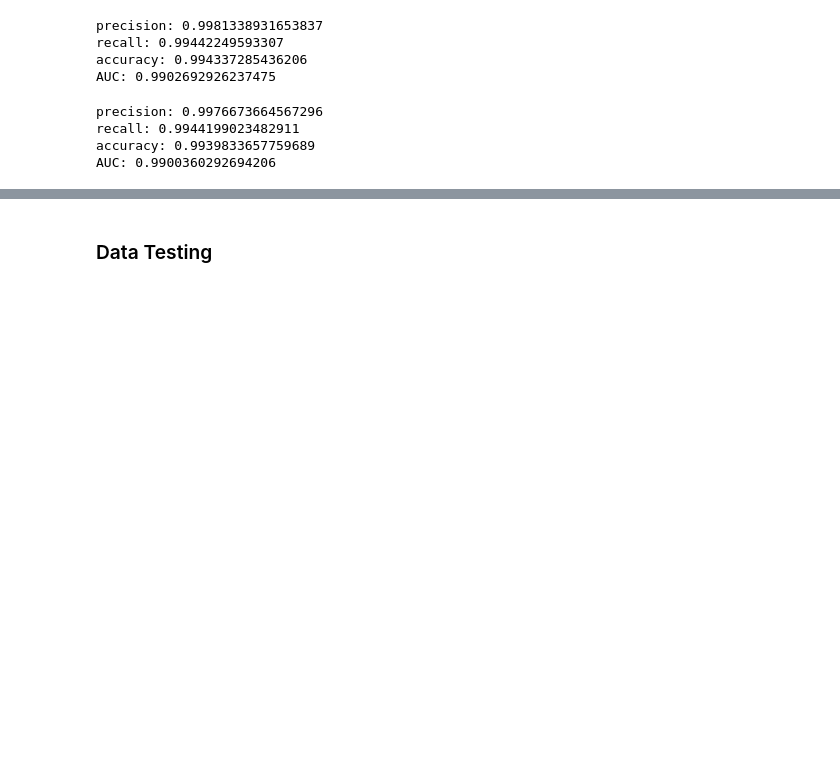
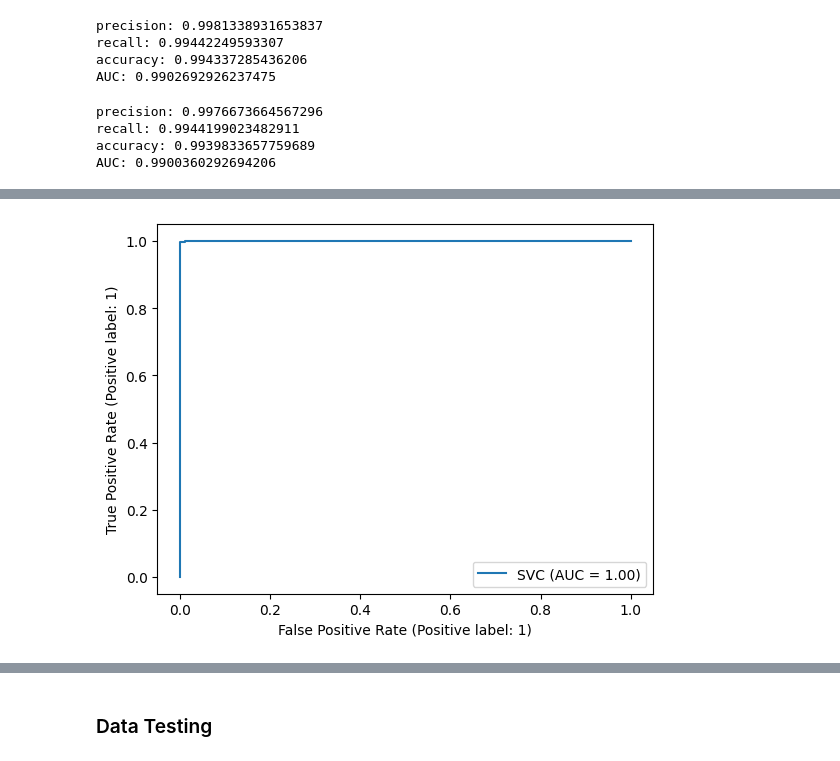
Before and after one commit to RiannDelaCruz/ML_miniproject, a Jupyter notebook: delacruz_dosado_fortaleza.ipynb, the cells around one changed output, grey strips where cells are left out. Drawn from its saved outputs; the diff is of its cells as text; code cells hidden in the pictures; blank space fills up the shorter version.

```diff
--- a/delacruz_dosado_fortaleza.ipynb
+++ b/delacruz_dosado_fortaleza.ipynb
@@ -542,0 +570,8 @@ results.style.highlight_max(color='lightblue')
+# %%
+#AUC(ROC Curve)
+from sklearn.metrics import RocCurveDisplay
+
+svm_roc = RocCurveDisplay.from_estimator(svm, x_test, y_test)
+plt.show()
+# %% [output]
+[figure, added]
```
Also changed, not shown: parts of 7 cells of this notebook.
